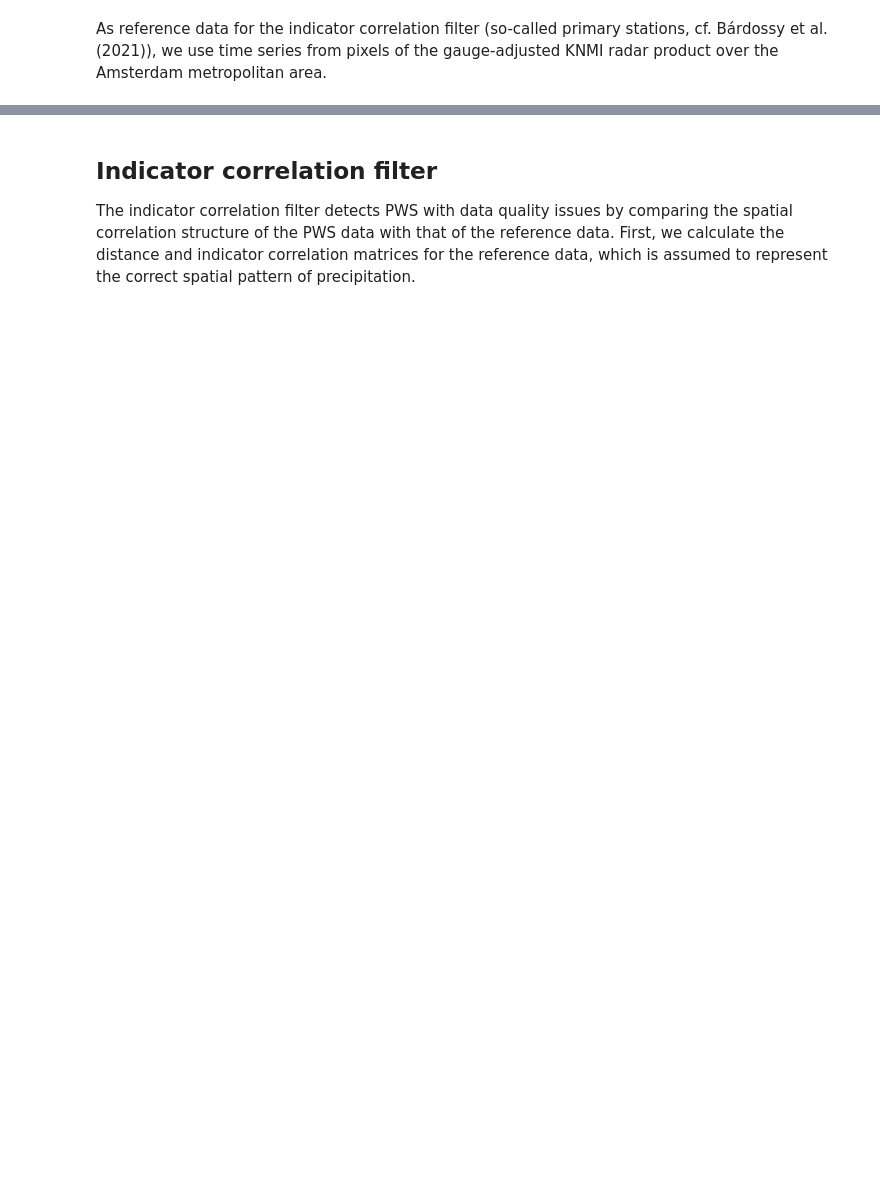
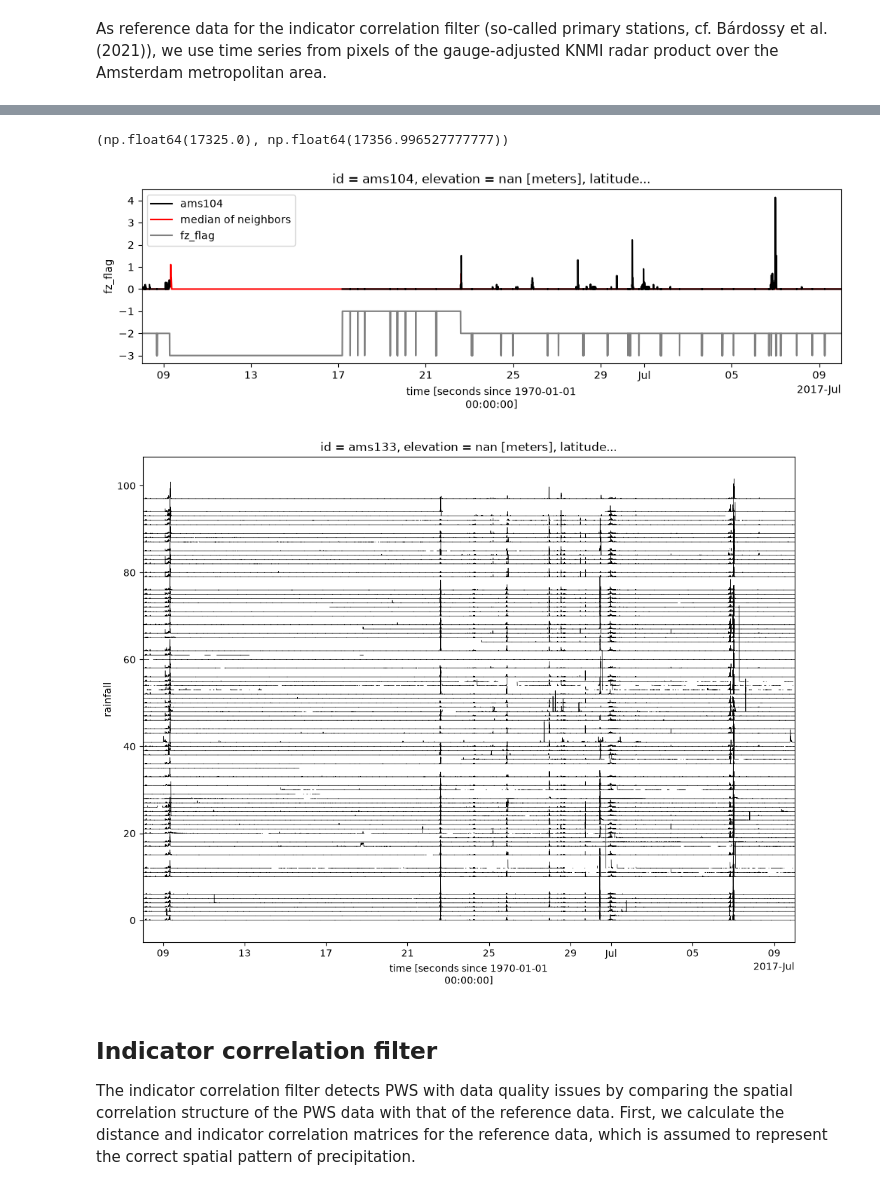
Before and after one commit to OpenSenseAction/OpenSenseAction.github.io, a Jupyter notebook: software-ecosystem/pypwsqc.ipynb, the cells around one changed output, grey strips where cells are left out. Saved outputs shown, nothing was run; the diff lists cells and outputs as text; code cells hidden in the pictures; blank space fills up the shorter version.

```diff
--- a/software-ecosystem/pypwsqc.ipynb
+++ b/software-ecosystem/pypwsqc.ipynb
@@ -45,3 +189,24 @@ ds_ref
+# %%
+pws_id = 'ams104'
+
+pws_id_neighbors = distance_matrix.id_neighbor.data[distance_matrix.sel(id=pws_id) < 10e3]
+
+ds_pws_flagged.sel(id=pws_id).rainfall.plot(figsize=(12, 3), color='k', label=pws_id, zorder=5)
+ds_pws_flagged.sel(id=pws_id).reference.plot(color='r', label='median of neighbors')
+(ds_pws_flagged.sel(id=pws_id).fz_flag - 2).plot(color='gray', label='fz_flag')
+plt.legend()
+
+t_slice = ds_pws_flagged.time.sel(time=slice('2017-06-08', '2017-07-09'))
+plt.xlim(t_slice[0], t_slice[-1])
+
+fig, ax = plt.subplots(figsize=(12, 9))
+for i, pws_id_neighbor in enumerate(pws_id_neighbors):
+    (i + ds_pws_flagged).sel(id=pws_id_neighbor).rainfall.plot(color='k', ax=ax, linewidth=0.5)
+ax.set_xlim(t_slice[0], t_slice[-1])
+# %% [output]
+(np.float64(17325.0), np.float64(17356.996527777777))
+[figure, added]
+[figure, added]
 # %% [markdown]
 ## Indicator correlation filter
 
```
Also changed, not shown: parts of 18 cells of this notebook.
